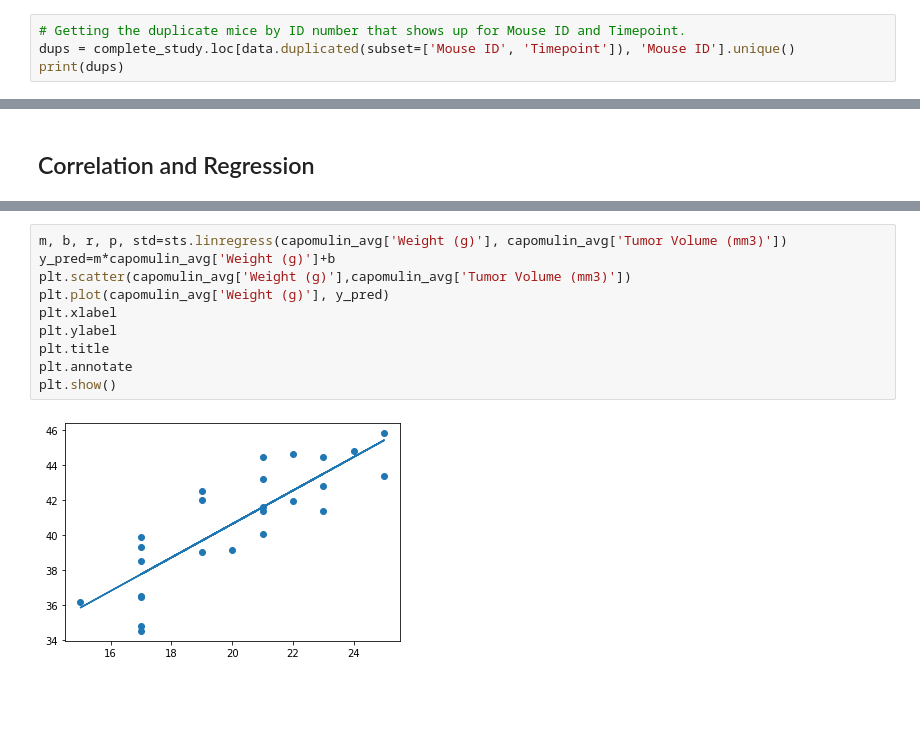
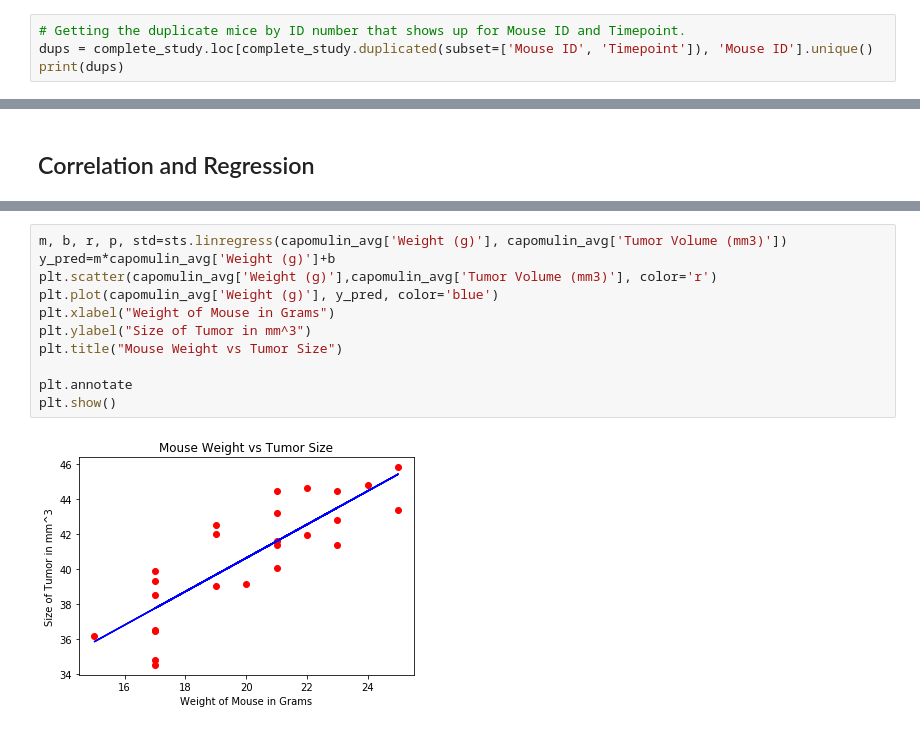
Before and after one commit to DiamondN97/matplotlib, a Jupyter notebook: pymaceuticals_workshop.ipynb, the cells around one changed output, grey strips where cells are left out. Saved outputs shown, nothing was run; the diff lists cells and outputs as text; blank space fills up the shorter version.

```diff
--- a/pymaceuticals_workshop.ipynb
+++ b/pymaceuticals_workshop.ipynb
@@ -45,7 +52,7 @@ len(complete_study['Mouse ID'].unique())
 249
 # %%
 # Getting the duplicate mice by ID number that shows up for Mouse ID and Timepoint.
-dups = complete_study.loc[data.duplicated(subset=['Mouse ID', 'Timepoint']), 'Mouse ID'].unique()
+dups = complete_study.loc[complete_study.duplicated(subset=['Mouse ID', 'Timepoint']), 'Mouse ID'].unique()
 print(dups)
 # %% [output]
 ['g989']
@@ -303,12 +328,13 @@ the correlation is 0.84
 # %%
 m, b, r, p, std=sts.linregress(capomulin_avg['Weight (g)'], capomulin_avg['Tumor Volume (mm3)'])
 y_pred=m*capomulin_avg['Weight (g)']+b
-plt.scatter(capomulin_avg['Weight (g)'],capomulin_avg['Tumor Volume (mm3)'])
-plt.plot(capomulin_avg['Weight (g)'], y_pred)
-plt.xlabel
-plt.ylabel
-plt.title
+plt.scatter(capomulin_avg['Weight (g)'],capomulin_avg['Tumor Volume (mm3)'], color='r')
+plt.plot(capomulin_avg['Weight (g)'], y_pred, color='blue')
+plt.xlabel("Weight of Mouse in Grams")
+plt.ylabel("Size of Tumor in mm^3")
+plt.title("Mouse Weight vs Tumor Size")
+
 plt.annotate
 plt.show()
 # %% [output]
-[figure, old version]
+[figure, new version]
```
Also changed, not shown: parts of 17 cells of this notebook.
